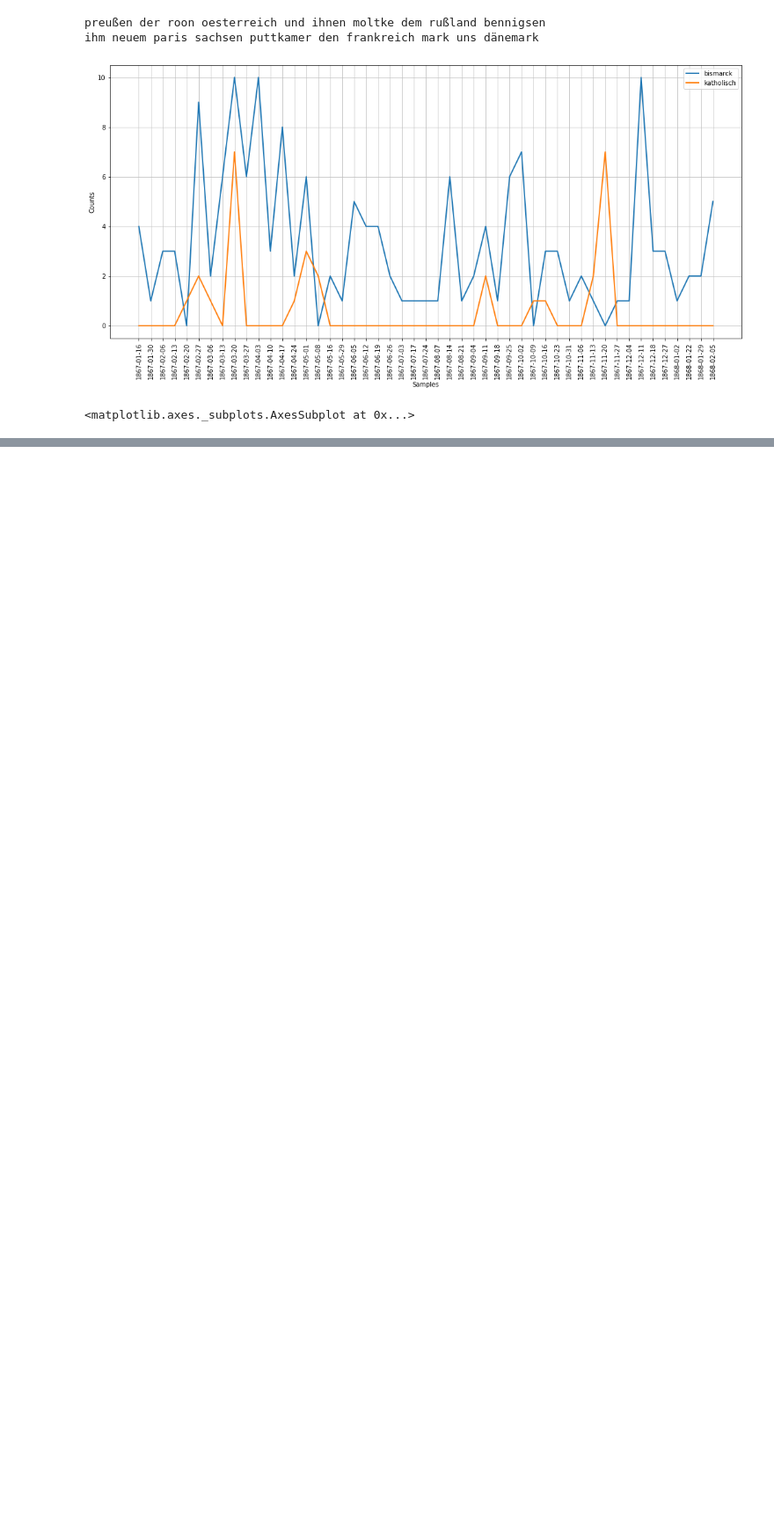
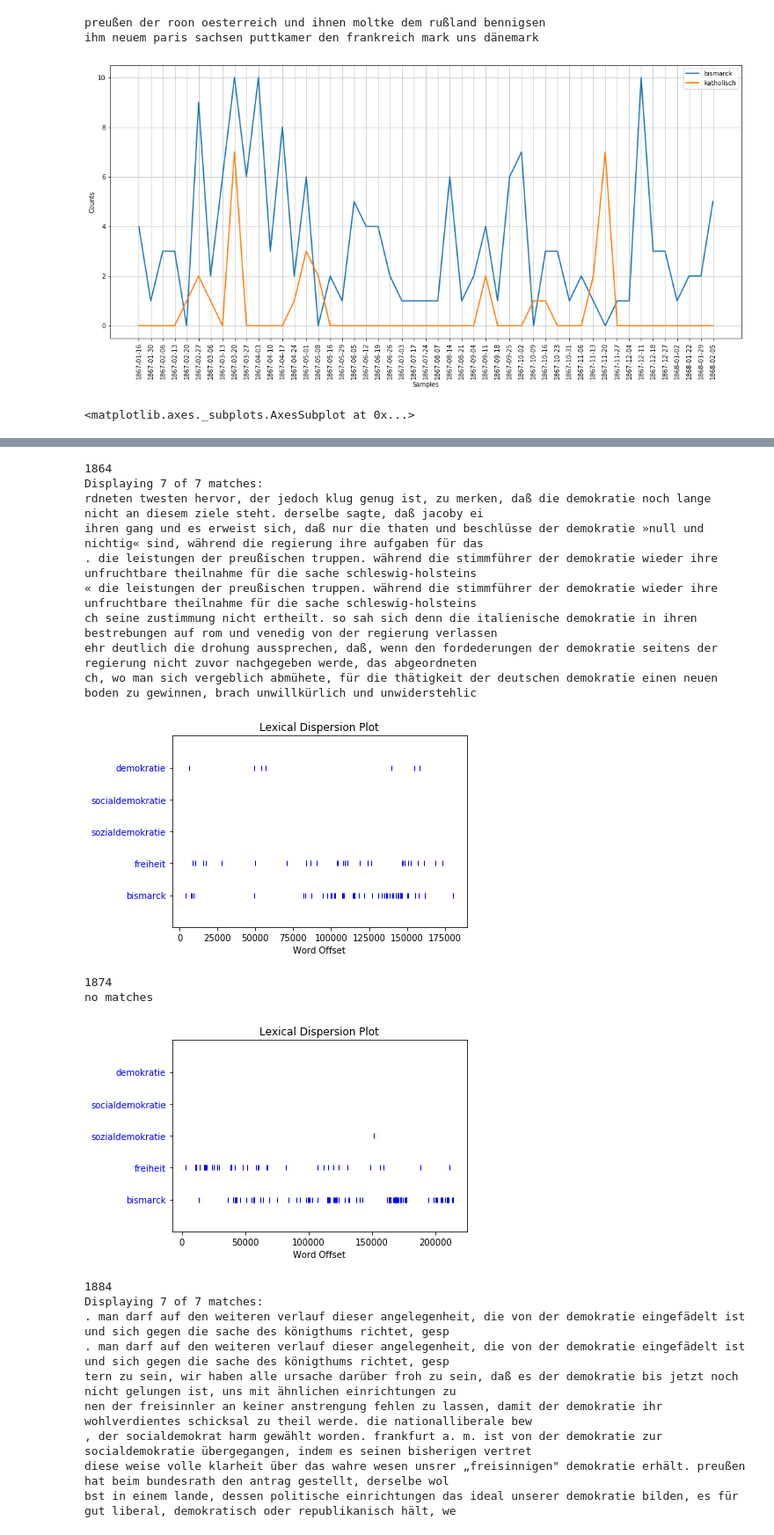
Before and after one commit to martindroege/text-mining-amtspresse-preussen, a Jupyter notebook: NLTK_Explorer.ipynb, the cells around one changed output, grey strips where cells are left out. Shown: that part at 88% size. Saved outputs shown, nothing was run; the diff lists cells and outputs as text; code cells hidden in the pictures; blank space fills up the shorter version.

```diff
--- a/NLTK_Explorer.ipynb
+++ b/NLTK_Explorer.ipynb
@@ -105,0 +183,43 @@ cfd.plot()
+# %%
+years = [1864, 1874, 1884]
+
+# word_kwic = 'str'
+# words_disp_plot = [Liste]
+
+for year in years:
+
+    print(year)
+
+    mask_year = df.loc[:, 'year'] == year
+    df_year_i = df.loc[mask_year, :]
+
+    text_list = df_year_i.loc[:,'article_text_processed'].to_list()
+    flatten_list = lambda l: [item for sublist in l for item in sublist]
+    text = flatten_list(text_list)
+
+    text = nltk.Text(text)
+    text.concordance('demokratie', 150) # word_kwic
+    text.dispersion_plot(['demokratie', 'socialdemokratie', 'sozialdemokratie', 'freiheit', 'bismarck']) # words_disp_plot
+# %% [output]
+1864
+Displaying 7 of 7 matches:
+rdneten twesten hervor, der jedoch klug genug ist, zu merken, daß die demokratie noch lange nicht an diesem ziele steht. derselbe sagte, daß jacoby ei
+ihren gang und es erweist sich, daß nur die thaten und beschlüsse der demokratie »null und nichtig« sind, während die regierung ihre aufgaben für das
+. die leistungen der preußischen truppen. während die stimmführer der demokratie wieder ihre unfruchtbare theilnahme für die sache schleswig-holsteins
+« die leistungen der preußischen truppen. während die stimmführer der demokratie wieder ihre unfruchtbare theilnahme für die sache schleswig-holsteins
+ch seine zustimmung nicht ertheilt. so sah sich denn die italienische demokratie in ihren bestrebungen auf rom und venedig von der regierung verlassen
+ehr deutlich die drohung aussprechen, daß, wenn den fordederungen der demokratie seitens der regierung nicht zuvor nachgegeben werde, das abgeordneten
+ch, wo man sich vergeblich abmühete, für die thätigkeit der deutschen demokratie einen neuen boden zu gewinnen, brach unwillkürlich und unwiderstehlic
+[figure, added]
+1874
+no matches
+[figure, added]
+1884
+Displaying 7 of 7 matches:
+. man darf auf den weiteren verlauf dieser angelegenheit, die von der demokratie eingefädelt ist und sich gegen die sache des königthums richtet, gesp
+. man darf auf den weiteren verlauf dieser angelegenheit, die von der demokratie eingefädelt ist und sich gegen die sache des königthums richtet, gesp
+tern zu sein, wir haben alle ursache darüber froh zu sein, daß es der demokratie bis jetzt noch nicht gelungen ist, uns mit ähnlichen einrichtungen zu
+nen der freisinnler an keiner anstrengung fehlen zu lassen, damit der demokratie ihr wohlverdientes schicksal zu theil werde. die nationalliberale bew
+, der socialdemokrat harm gewählt worden. frankfurt a. m. ist von der demokratie zur socialdemokratie übergegangen, indem es seinen bisherigen vertret
+diese weise volle klarheit über das wahre wesen unsrer „freisinnigen" demokratie erhält. preußen hat beim bundesrath den antrag gestellt, derselbe wol
+bst in einem lande, dessen politische einrichtungen das ideal unserer demokratie bilden, es für gut liberal, demokratisch oder republikanisch hält, we
```
Also changed, not shown: parts of 12 cells of this notebook, 3 other files.
